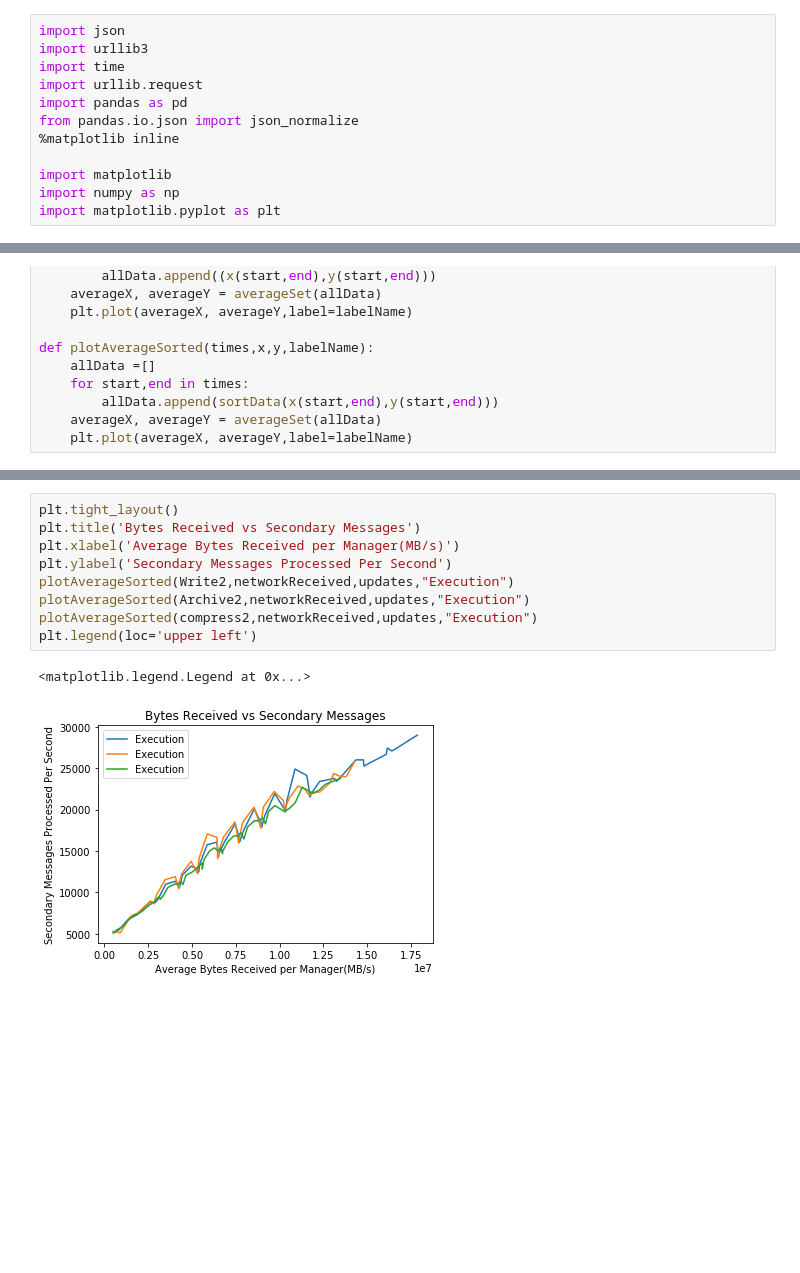
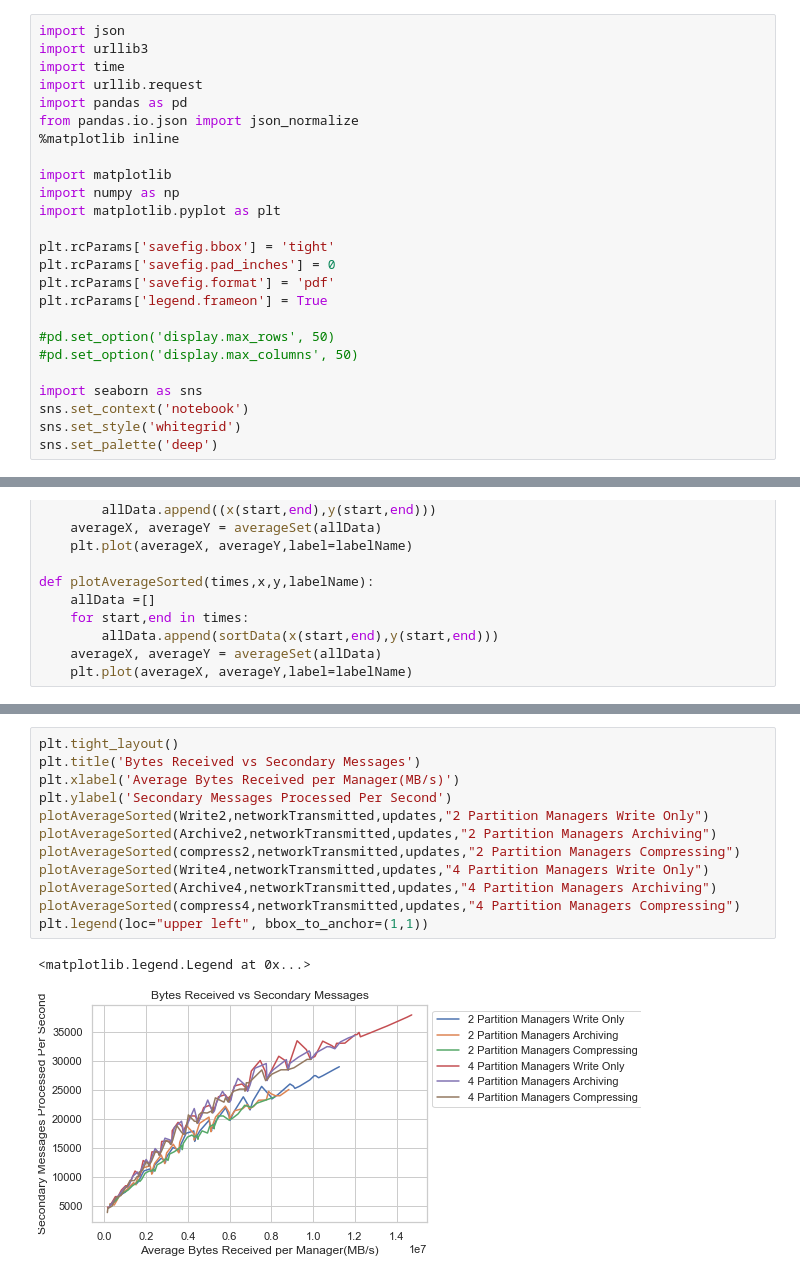
Before and after one commit to miratepuffin/Raphtory-Deployment, a Jupyter notebook: JupyterPlotting/Prometheus.ipynb, the cells around one changed output, grey strips where cells are left out. Saved outputs shown, nothing was run; the diff lists cells and outputs as text; blank space fills up the shorter version.

Commit message:
Added more tests and Timms suggestions for graphs

```diff
--- a/JupyterPlotting/Prometheus.ipynb
+++ b/JupyterPlotting/Prometheus.ipynb
@@ -10,6 +10,19 @@ from pandas.io.json import json_normalize
 import matplotlib
 import numpy as np
 import matplotlib.pyplot as plt
+
+plt.rcParams['savefig.bbox'] = 'tight'
+plt.rcParams['savefig.pad_inches'] = 0
+plt.rcParams['savefig.format'] = 'pdf'
+plt.rcParams['legend.frameon'] = True
+
+#pd.set_option('display.max_rows', 50)
+#pd.set_option('display.max_columns', 50)
+
+import seaborn as sns
+sns.set_context('notebook')
+sns.set_style('whitegrid')
+sns.set_palette('deep')
 # %%
 def requestData(query):
     return json_normalize(json.load(urllib.request.urlopen(query))["data"]["result"])
@@ -243,12 +295,15 @@ plt.legend(loc="upper left", bbox_to_anchor=(1,1))
 # %%
 plt.tight_layout()
 plt.title('Bytes Received vs Secondary Messages')
 plt.xlabel('Average Bytes Received per Manager(MB/s)')
 plt.ylabel('Secondary Messages Processed Per Second')
-plotAverageSorted(Write2,networkReceived,updates,"Execution")
-plotAverageSorted(Archive2,networkReceived,updates,"Execution")
-plotAverageSorted(compress2,networkReceived,updates,"Execution")
-plt.legend(loc='upper left')
+plotAverageSorted(Write2,networkTransmitted,updates,"2 Partition Managers Write Only")
+plotAverageSorted(Archive2,networkTransmitted,updates,"2 Partition Managers Archiving")
+plotAverageSorted(compress2,networkTransmitted,updates,"2 Partition Managers Compressing")
+plotAverageSorted(Write4,networkTransmitted,updates,"4 Partition Managers Write Only")
+plotAverageSorted(Archive4,networkTransmitted,updates,"4 Partition Managers Archiving")
+plotAverageSorted(compress4,networkTransmitted,updates,"4 Partition Managers Compressing")
+plt.legend(loc="upper left", bbox_to_anchor=(1,1))
 # %% [output]
 <matplotlib.legend.Legend at 0x...>
-[figure, old version]
+[figure, new version]
```
Also changed, not shown: parts of 3 cells of this notebook.
